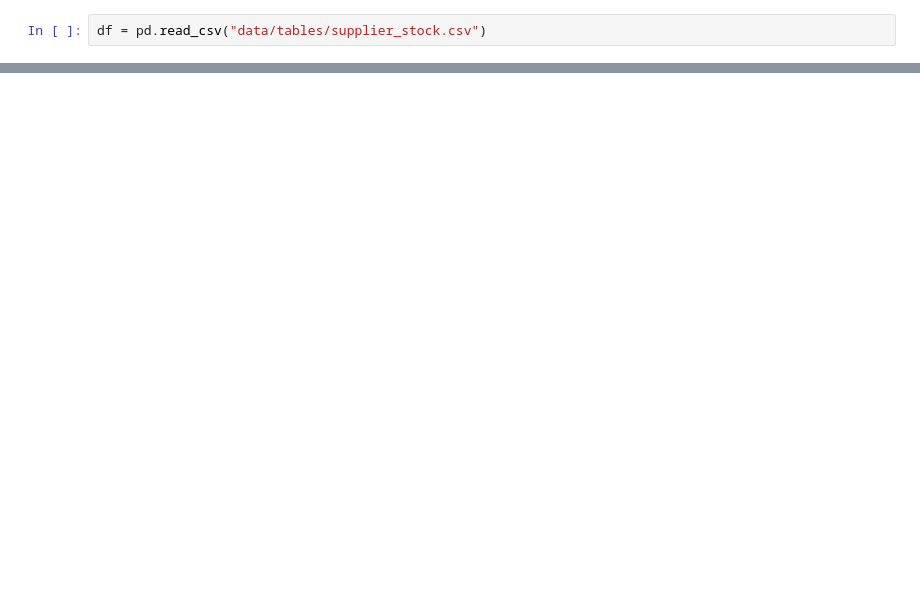
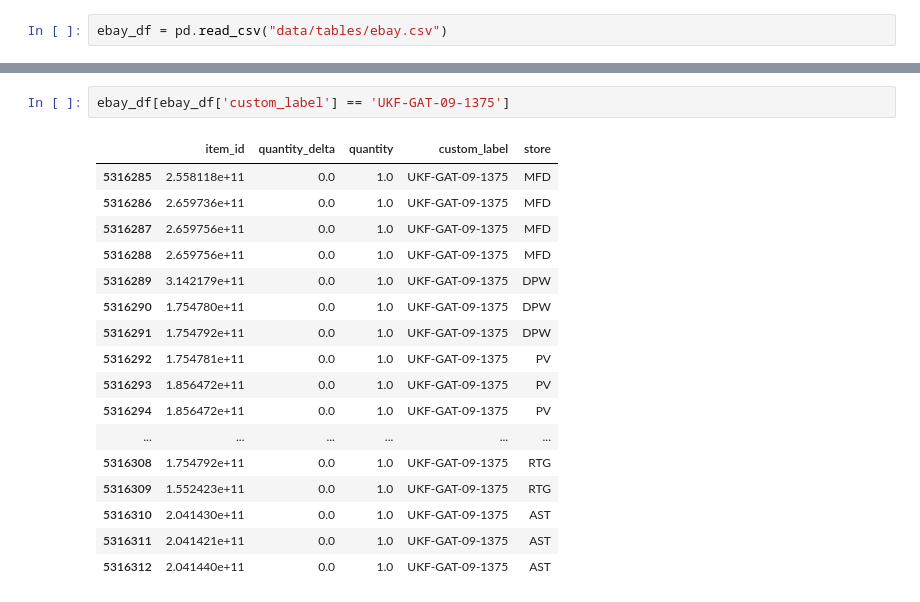
Before and after one commit to Oxford-Data-Processes/rtg-automotive, a Jupyter notebook: notebook.ipynb, the cells around one changed output, grey strips where cells are left out. Drawn from its saved outputs; the diff is of its cells as text; blank space fills up the shorter version.

```diff
--- a/notebook.ipynb
+++ b/notebook.ipynb
@@ -1,2 +176,2 @@
 # %%
-df = pd.read_csv("data/tables/supplier_stock.csv")
+ebay_df = pd.read_csv("data/tables/ebay.csv")
@@ -56,0 +187,20 @@ df[df["part_number"] == "PBD8003"]
+# %%
+ebay_df[ebay_df['custom_label'] == 'UKF-GAT-09-1375']
+# %% [output]
+|  | item_id | quantity_delta | quantity | custom_label | store |
+| 5316285 | 2.558118e+11 | 0.0 | 1.0 | UKF-GAT-09-1375 | MFD |
+| 5316286 | 2.659736e+11 | 0.0 | 1.0 | UKF-GAT-09-1375 | MFD |
+| 5316287 | 2.659756e+11 | 0.0 | 1.0 | UKF-GAT-09-1375 | MFD |
+| 5316288 | 2.659756e+11 | 0.0 | 1.0 | UKF-GAT-09-1375 | MFD |
+| 5316289 | 3.142179e+11 | 0.0 | 1.0 | UKF-GAT-09-1375 | DPW |
+| 5316290 | 1.754780e+11 | 0.0 | 1.0 | UKF-GAT-09-1375 | DPW |
+| 5316291 | 1.754792e+11 | 0.0 | 1.0 | UKF-GAT-09-1375 | DPW |
+| 5316292 | 1.754781e+11 | 0.0 | 1.0 | UKF-GAT-09-1375 | PV |
+| 5316293 | 1.856472e+11 | 0.0 | 1.0 | UKF-GAT-09-1375 | PV |
+| 5316294 | 1.856472e+11 | 0.0 | 1.0 | UKF-GAT-09-1375 | PV |
+| ... | ... | ... | ... | ... | ... |
+| 5316308 | 1.754792e+11 | 0.0 | 1.0 | UKF-GAT-09-1375 | RTG |
+| 5316309 | 1.552423e+11 | 0.0 | 1.0 | UKF-GAT-09-1375 | RTG |
+| 5316310 | 2.041430e+11 | 0.0 | 1.0 | UKF-GAT-09-1375 | AST |
+| 5316311 | 2.041421e+11 | 0.0 | 1.0 | UKF-GAT-09-1375 | AST |
+| 5316312 | 2.041440e+11 | 0.0 | 1.0 | UKF-GAT-09-1375 | AST |
```
Also changed, not shown: parts of 11 cells of this notebook, 8 other files.
